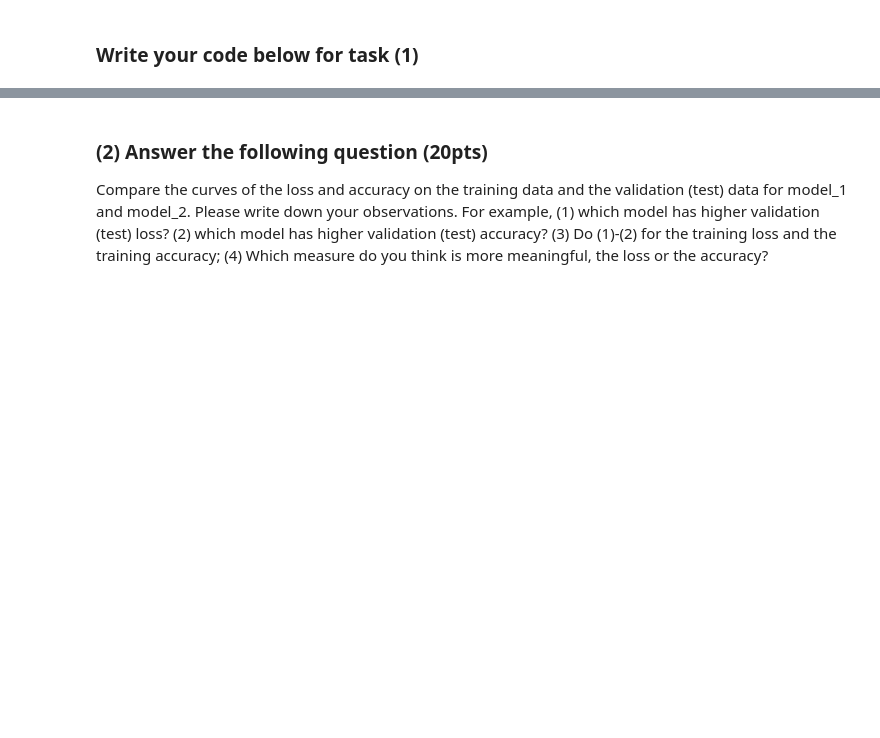
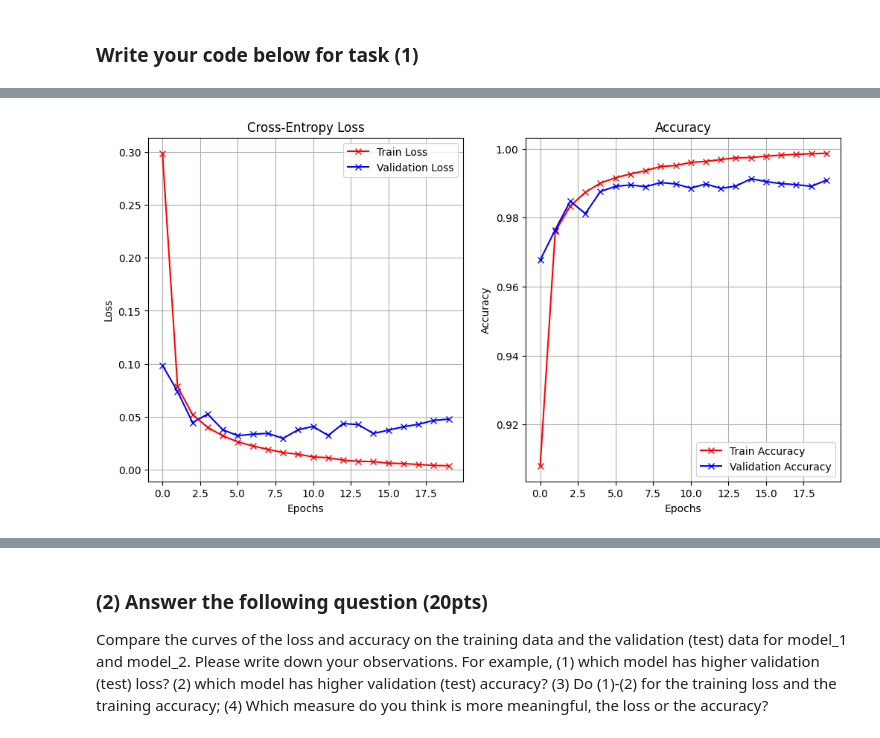
Before and after one commit to AtharvaBOT7/FML-PROJECT, a Jupyter notebook: Project_MNIST.ipynb, the cells around one changed output, grey strips where cells are left out. Drawn from its saved outputs; the diff is of its cells as text; code cells hidden in the pictures; blank space fills up the shorter version.

```diff
--- a/Project_MNIST.ipynb
+++ b/Project_MNIST.ipynb
@@ -213,0 +337,16 @@ x_train.shape, x_test.shape
+# %%
+# Training the model
+
+learning_rate = 0.001
+model_2.compile(
+    loss='categorical_crossentropy',
+    optimizer=RMSprop(learning_rate=learning_rate),
+    metrics=['accuracy']
+)
+
+history_2 = model_2.fit(
+    x_train, y_train,
+    epochs=20,
+    batch_size=128,
+    validation_data=(x_test, y_test)
+)
@@ -213,0 +371,31 @@ x_train.shape, x_test.shape
+# %%
+# Plotting the loss and accuracy of the model which we trained just now
+
+def plot_loss_accuracy(history_2):
+    fig = plt.figure(figsize=(12, 6))
+
+    # Loss plot
+    ax = fig.add_subplot(1, 2, 1)
+    ax.plot(history_2.history["loss"], 'r-x', label="Train Loss")
+    ax.plot(history_2.history["val_loss"], 'b-x', label="Validation Loss")
+    ax.set_title('Cross-Entropy Loss')
+    ax.set_xlabel('Epochs')
+    ax.set_ylabel('Loss')
+    ax.legend()
+    ax.grid(True)
+
+    # Accuracy plot
+    ax = fig.add_subplot(1, 2, 2)
+    ax.plot(history_2.history["accuracy"], 'r-x', label="Train Accuracy")
+    ax.plot(history_2.history["val_accuracy"], 'b-x', label="Validation Accuracy")
+    ax.set_title('Accuracy')
+    ax.set_xlabel('Epochs')
+    ax.set_ylabel('Accuracy')
+    ax.legend()
+    ax.grid(True)
+
+    plt.show()
+
+plot_loss_accuracy(history_2)
+# %% [output]
+[figure, added]
```
Also changed, not shown: parts of 32 cells of this notebook.
